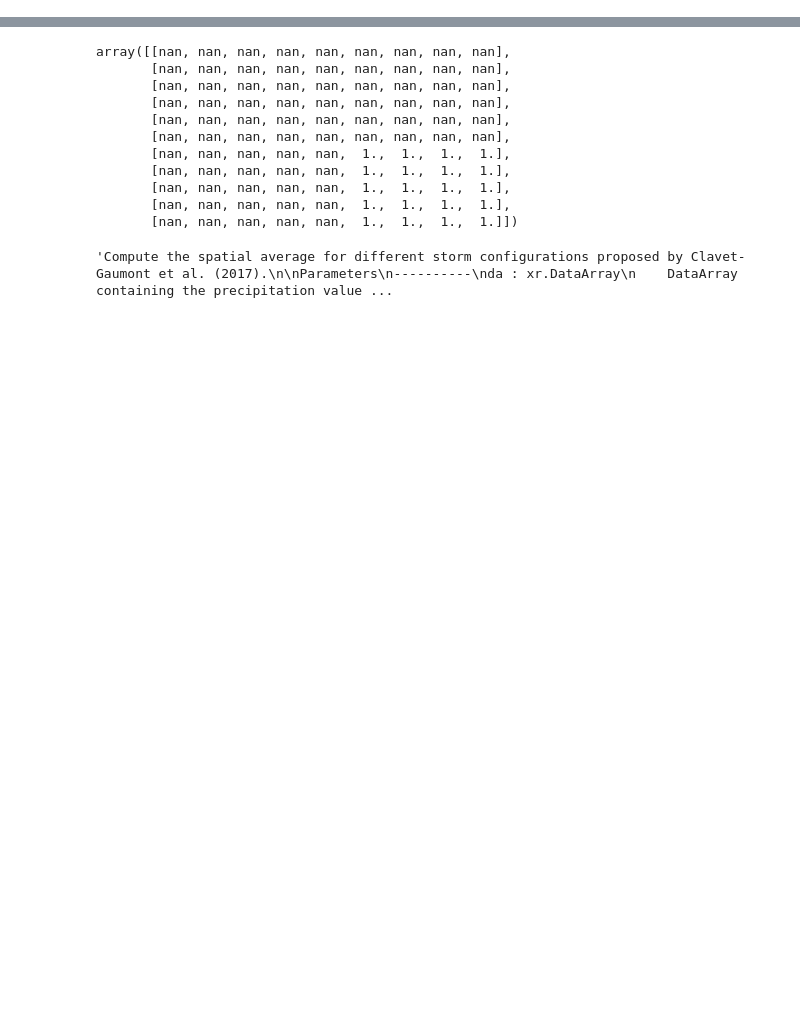
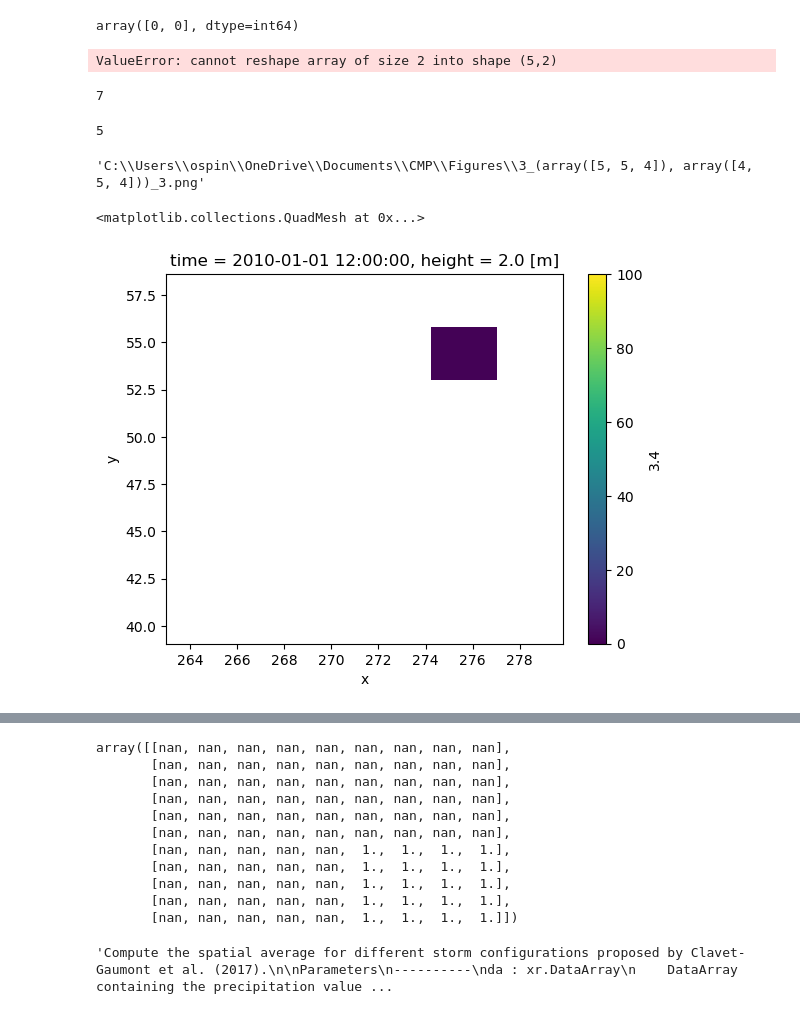
Before and after one commit to hydrologie/xhydro, a Jupyter notebook: docs/notebooks/First_attemp_new_agg.ipynb, the cells around one changed output, grey strips where cells are left out. Drawn from its saved outputs; the diff is of its cells as text; code cells hidden in the pictures; blank space fills up the shorter version.

```diff
--- a/docs/notebooks/First_attemp_new_agg.ipynb
+++ b/docs/notebooks/First_attemp_new_agg.ipynb
@@ -26 +24,8 @@ data = xr.DataArray(
+# %%
+path = "C:\\Users\\ospin\\OneDrive\\Documents\\CMP\\Data\\Bigger_domain\\"
+da = xr.open_zarr(path + "CMIP.CCCma.CanESM5.historical.r1i1p1f1.day.gn.zarr").pr[
+    :10, :7, :6
+]
+
+radius = 100000000
 # %%
@@ -655,0 +928,27 @@ dict_config = {  # y, x
+# %%
+conf_y
+# %% [output]
+array([0, 0], dtype=int64)
+# %%
+np.reshape(np.array(conf_x * nx), (nx, len(conf_x)))
+# %% [output]
+ValueError: cannot reshape array of size 2 into shape (5,2)
+# %%
+len(da[y]) - npy_confi + 1
+# %% [output]
+7
+# %%
+len(da[x]) - npx_confi + 1
+# %% [output]
+5
+# %%
+path_fig + name + "_" + str(confi_shifted) + "_" + str(rot) + ".png"
+# %% [output]
+'C:\\Users\\ospin\\OneDrive\\Documents\\CMP\\Figures\\3_(array([5, 5, 4]), array([4, 5, 4]))_3.png'
+# %%
+confi_ds_shift[name + "." + str(rot + 1)].unstack("stacked_coords")[0, :, :].plot(
+    vmin=0, vmax=100
+)
+# %% [output]
+<matplotlib.collections.QuadMesh at 0x...>
+[figure, added]
```
Also changed, not shown: parts of 45 cells of this notebook, 1 other file.
